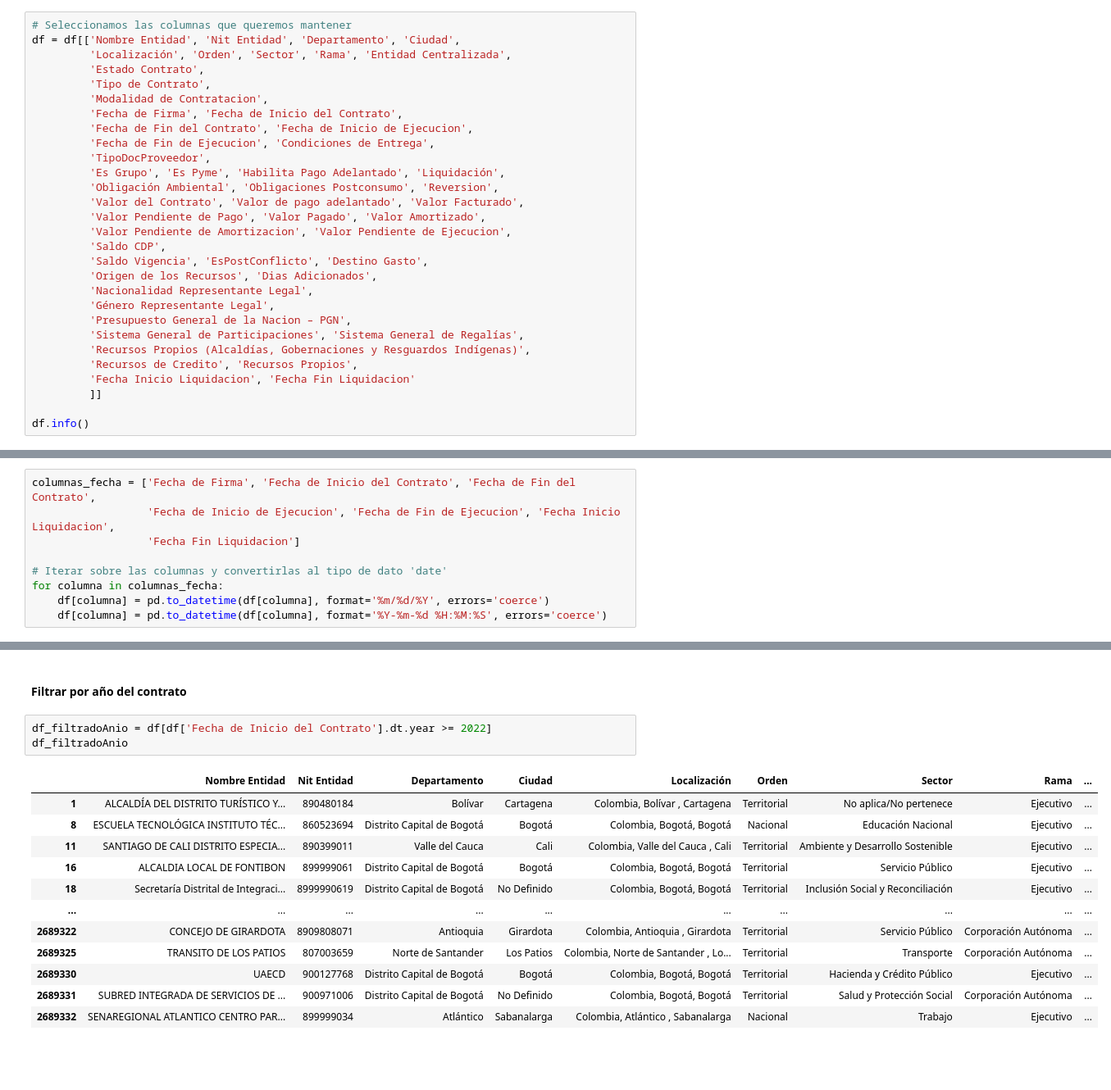
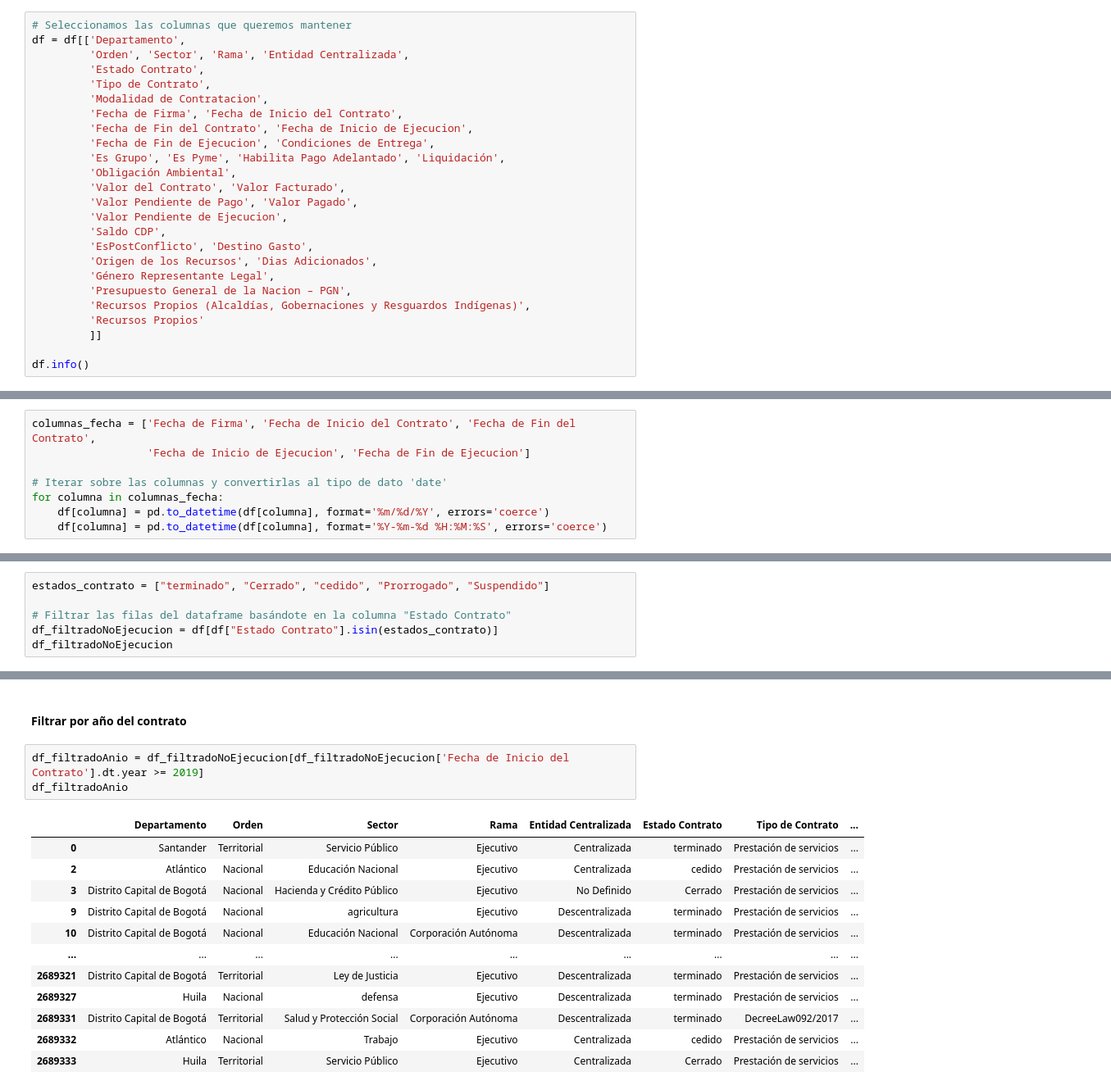
Before and after one commit to radiazg/secop_project, a Jupyter notebook: notebooks/Secop.ipynb, the cells around one changed output, grey strips where cells are left out. Shown at 82% size. Cells and saved outputs as stored; diff of their text form; blank space fills up the shorter version.

Commit message:
Modificacion de la transformacion para excluir otras columnas y obtener one hot para estado cerrado

```diff
--- a/notebooks/Secop.ipynb
+++ b/notebooks/Secop.ipynb
@@ -7,30 +7,26 @@ ruta_archivo = r"../data/processed/datos_filtradosv1.csv"
 df = pd.read_csv(ruta_archivo)
 # %%
 # Seleccionamos las columnas que queremos mantener
-df = df[['Nombre Entidad', 'Nit Entidad', 'Departamento', 'Ciudad',
-         'Localización', 'Orden', 'Sector', 'Rama', 'Entidad Centralizada',
+df = df[['Departamento',
+         'Orden', 'Sector', 'Rama', 'Entidad Centralizada',
          'Estado Contrato',
          'Tipo de Contrato',
          'Modalidad de Contratacion',
          'Fecha de Firma', 'Fecha de Inicio del Contrato',
          'Fecha de Fin del Contrato', 'Fecha de Inicio de Ejecucion',
          'Fecha de Fin de Ejecucion', 'Condiciones de Entrega',
-         'TipoDocProveedor',
          'Es Grupo', 'Es Pyme', 'Habilita Pago Adelantado', 'Liquidación',
-         'Obligación Ambiental', 'Obligaciones Postconsumo', 'Reversion',
-         'Valor del Contrato', 'Valor de pago adelantado', 'Valor Facturado',
-         'Valor Pendiente de Pago', 'Valor Pagado', 'Valor Amortizado',
-         'Valor Pendiente de Amortizacion', 'Valor Pendiente de Ejecucion',
+         'Obligación Ambiental',
+         'Valor del Contrato', 'Valor Facturado',
+         'Valor Pendiente de Pago', 'Valor Pagado',
+         'Valor Pendiente de Ejecucion',
          'Saldo CDP',
-         'Saldo Vigencia', 'EsPostConflicto', 'Destino Gasto',
+         'EsPostConflicto', 'Destino Gasto',
          'Origen de los Recursos', 'Dias Adicionados',
-         'Nacionalidad Representante Legal',
          'Género Representante Legal',
          'Presupuesto General de la Nacion – PGN',
-         'Sistema General de Participaciones', 'Sistema General de Regalías',
          'Recursos Propios (Alcaldías, Gobernaciones y Resguardos Indígenas)',
-         'Recursos de Credito', 'Recursos Propios',
-         'Fecha Inicio Liquidacion', 'Fecha Fin Liquidacion'
+         'Recursos Propios'
          ]]
 
 df.info()
@@ -56,8 +52,7 @@ memory usage: 1.0+ GB
 #### Conversion de las fechas a DateTime
 # %%
 columnas_fecha = ['Fecha de Firma', 'Fecha de Inicio del Contrato', 'Fecha de Fin del Contrato',
-                  'Fecha de Inicio de Ejecucion', 'Fecha de Fin de Ejecucion', 'Fecha Inicio Liquidacion',
-                  'Fecha Fin Liquidacion']
+                  'Fecha de Inicio de Ejecucion', 'Fecha de Fin de Ejecucion']
 
 # Iterar sobre las columnas y convertirlas al tipo de dato 'date'
 for columna in columnas_fecha:
@@ -65,3 +60,9 @@ for columna in columnas_fecha:
     df[columna] = pd.to_datetime(df[columna], format='%Y-%m-%d %H:%M:%S', errors='coerce')
 # %% [markdown]
 #### Filtrar por el estado del contrato
+# %%
+estados_contrato = ["terminado", "Cerrado", "cedido", "Prorrogado", "Suspendido"]
+
+# Filtrar las filas del dataframe basándote en la columna "Estado Contrato"
+df_filtradoNoEjecucion = df[df["Estado Contrato"].isin(estados_contrato)]
+df_filtradoNoEjecucion
@@ -68,18 +83,18 @@ for columna in columnas_fecha:
 # %% [markdown]
 #### Filtrar por año del contrato
 # %%
-df_filtradoAnio = df[df['Fecha de Inicio del Contrato'].dt.year >= 2022]
+df_filtradoAnio = df_filtradoNoEjecucion[df_filtradoNoEjecucion['Fecha de Inicio del Contrato'].dt.year >= 2019]
 df_filtradoAnio
 # %% [output]
-|  | Nombre Entidad | Nit Entidad | Departamento | Ciudad | Localización | Orden | Sector | Rama | ... |
-| 1 | ALCALDÍA DEL DISTRITO TURÍSTICO Y... | 890480184 | Bolívar | Cartagena | Colombia, Bolívar , Cartagena | Territorial | No aplica/No pertenece | Ejecutivo | ... |
-| 8 | ESCUELA TECNOLÓGICA INSTITUTO TÉC... | 860523694 | Distrito Capital de Bogotá | Bogotá | Colombia, Bogotá, Bogotá | Nacional | Educación Nacional | Ejecutivo | ... |
-| 11 | SANTIAGO DE CALI DISTRITO ESPECIA... | 890399011 | Valle del Cauca | Cali | Colombia, Valle del Cauca , Cali | Territorial | Ambiente y Desarrollo Sostenible | Ejecutivo | ... |
-| 16 | ALCALDIA LOCAL DE FONTIBON | 899999061 | Distrito Capital de Bogotá | Bogotá | Colombia, Bogotá, Bogotá | Territorial | Servicio Público | Ejecutivo | ... |
-| 18 | Secretaría Distrital de Integraci... | 8999990619 | Distrito Capital de Bogotá | No Definido | Colombia, Bogotá, Bogotá | Territorial | Inclusión Social y Reconciliación | Ejecutivo | ... |
-| ... | ... | ... | ... | ... | ... | ... | ... | ... | ... |
-| 2689322 | CONCEJO DE GIRARDOTA | 8909808071 | Antioquia | Girardota | Colombia, Antioquia , Girardota | Territorial | Servicio Público | Corporación Autónoma | ... |
-| 2689325 | TRANSITO DE LOS PATIOS | 807003659 | Norte de Santander | Los Patios | Colombia, Norte de Santander , Lo... | Territorial | Transporte | Corporación Autónoma | ... |
-| 2689330 | UAECD | 900127768 | Distrito Capital de Bogotá | Bogotá | Colombia, Bogotá, Bogotá | Territorial | Hacienda y Crédito Público | Ejecutivo | ... |
-| 2689331 | SUBRED INTEGRADA DE SERVICIOS DE ... | 900971006 | Distrito Capital de Bogotá | No Definido | Colombia, Bogotá, Bogotá | Territorial | Salud y Protección Social | Corporación Autónoma | ... |
-| 2689332 | SENAREGIONAL ATLANTICO CENTRO PAR... | 899999034 | Atlántico | Sabanalarga | Colombia, Atlántico , Sabanalarga | Nacional | Trabajo | Ejecutivo | ... |
+|  | Departamento | Orden | Sector | Rama | Entidad Centralizada | Estado Contrato | Tipo de Contrato | ... |
+| 0 | Santander | Territorial | Servicio Público | Ejecutivo | Centralizada | terminado | Prestación de servicios | ... |
+| 2 | Atlántico | Nacional | Educación Nacional | Ejecutivo | Centralizada | cedido | Prestación de servicios | ... |
+| 3 | Distrito Capital de Bogotá | Nacional | Hacienda y Crédito Público | Ejecutivo | No Definido | Cerrado | Prestación de servicios | ... |
+| 9 | Distrito Capital de Bogotá | Nacional | agricultura | Ejecutivo | Descentralizada | terminado | Prestación de servicios | ... |
+| 10 | Distrito Capital de Bogotá | Nacional | Educación Nacional | Corporación Autónoma | Descentralizada | terminado | Prestación de servicios | ... |
+| ... | ... | ... | ... | ... | ... | ... | ... | ... |
+| 2689321 | Distrito Capital de Bogotá | Territorial | Ley de Justicia | Ejecutivo | Descentralizada | terminado | Prestación de servicios | ... |
+| 2689327 | Huila | Nacional | defensa | Ejecutivo | Descentralizada | terminado | Prestación de servicios | ... |
+| 2689331 | Distrito Capital de Bogotá | Territorial | Salud y Protección Social | Corporación Autónoma | Descentralizada | terminado | DecreeLaw092/2017 | ... |
+| 2689332 | Atlántico | Nacional | Trabajo | Ejecutivo | Centralizada | cedido | Prestación de servicios | ... |
+| 2689333 | Huila | Territorial | Servicio Público | Ejecutivo | Centralizada | Cerrado | Prestación de servicios | ... |
```
Also changed, not shown: parts of 14 cells of this notebook, 1 other file.
